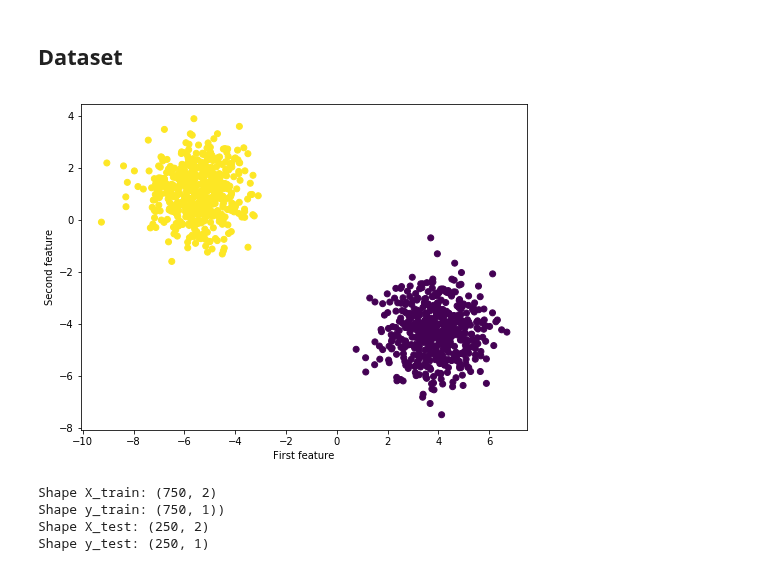
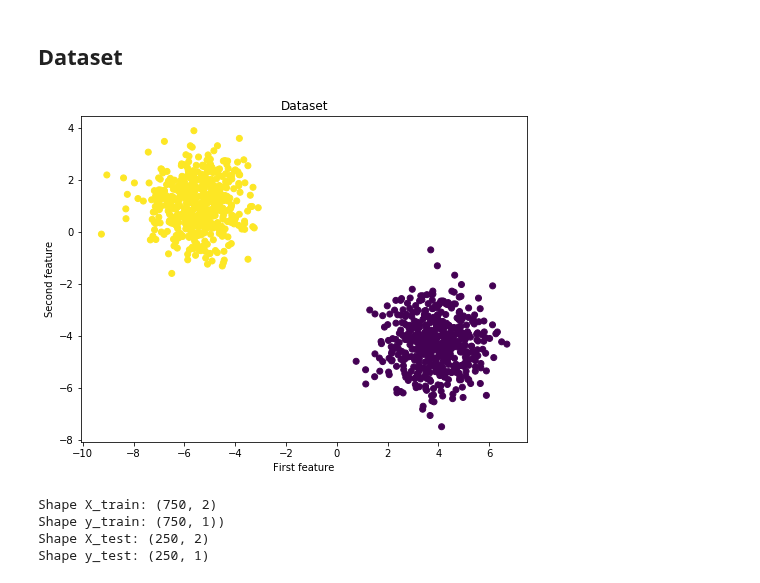
Before and after one commit to zotroneneis/machine_learning_basics, a Jupyter notebook: perceptron.ipynb, the cells around one changed output. Saved outputs shown, nothing was run; the diff lists cells and outputs as text; code cells hidden in the pictures.

```diff
--- a/perceptron.ipynb
+++ b/perceptron.ipynb
@@ -64,12 +64,13 @@ np.random.seed(123)
 # %%
 X, y = make_blobs(n_samples=1000, centers=2)
 fig = plt.figure(figsize=(8,6))
 plt.scatter(X[:,0], X[:,1], c=y)
+plt.title("Dataset")
 plt.xlabel("First feature")
 plt.ylabel("Second feature")
 plt.show()
 # %% [output]
-[figure, old version]
+[figure, new version]
 # %%
 y_true = y[:, np.newaxis]
 
```
Also changed, not shown: parts of 8 cells of this notebook, 6 other files.
